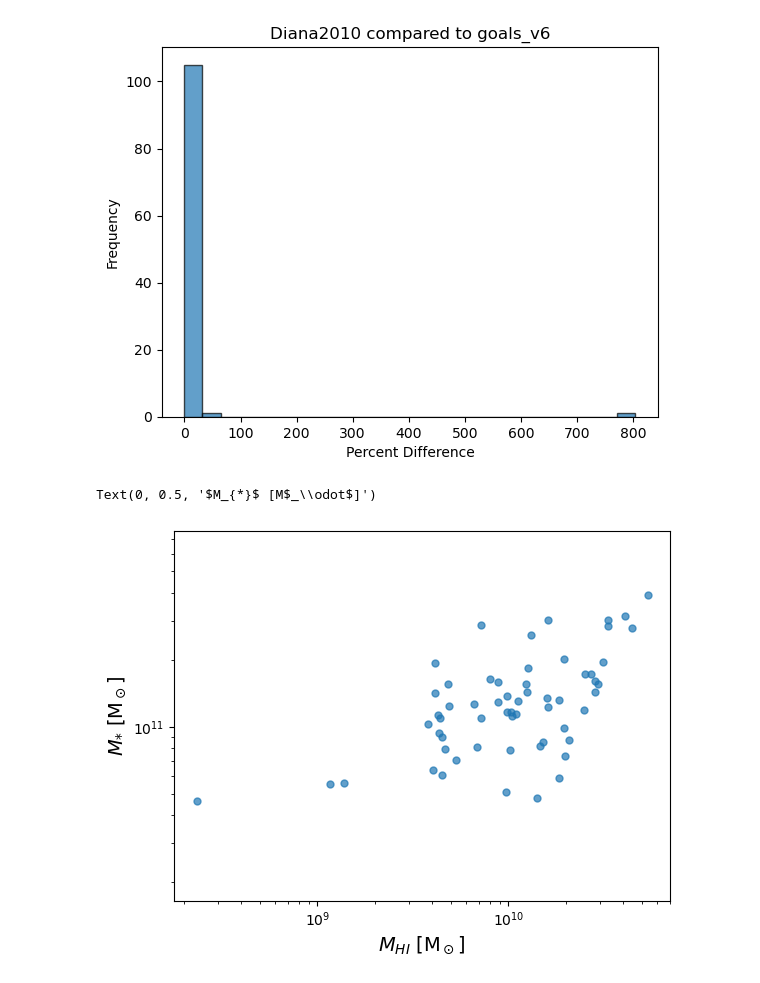
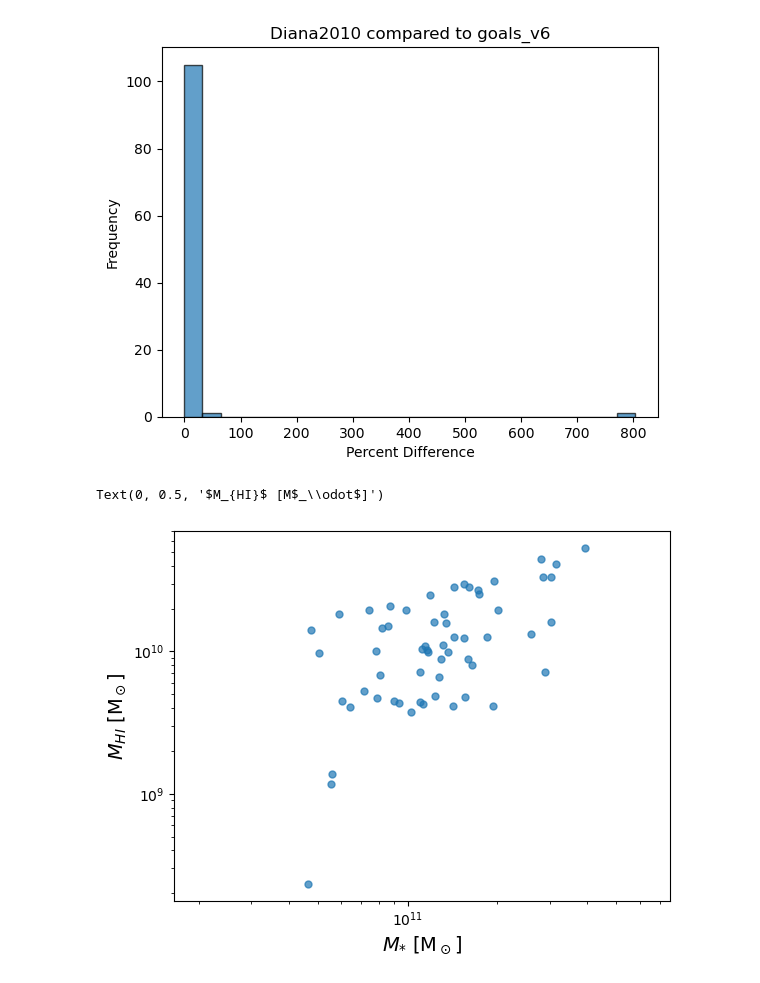
Before and after one commit to MatthewMotuz/GBO_REU, a Jupyter notebook: GOALS/UpdatedTables.ipynb, the cells around one changed output. Drawn from its saved outputs; the diff is of its cells as text; code cells hidden in the pictures.

```diff
--- a/GOALS/UpdatedTables.ipynb
+++ b/GOALS/UpdatedTables.ipynb
@@ -328,10 +220,10 @@ Mdyn = 40 * deltaV20**4
 # %%
 stellarMass = dianadf['Mstar(MS)']
 # %%
-plt.loglog(M_h1, stellarMass, marker='o', linestyle='None', markersize=5, alpha=0.7)
-plt.xlabel(r'$M_{HI}$ [M$_\odot$]', fontsize=14)
-plt.ylabel(r'$M_{*}$ [M$_\odot$]', fontsize=14)
+plt.loglog(stellarMass, M_h1, marker='o', linestyle='None', markersize=5, alpha=0.7)
+plt.xlabel(r'$M_{*}$ [M$_\odot$]', fontsize=14)
+plt.ylabel(r'$M_{HI}$ [M$_\odot$]', fontsize=14)
 # %% [output]
-Text(0, 0.5, '$M_{*}$ [M$_\\odot$]')
+Text(0, 0.5, '$M_{HI}$ [M$_\\odot$]')
-[figure, old version]
+[figure, new version]
 # %%
```
Also changed, not shown: parts of 5 cells of this notebook.
